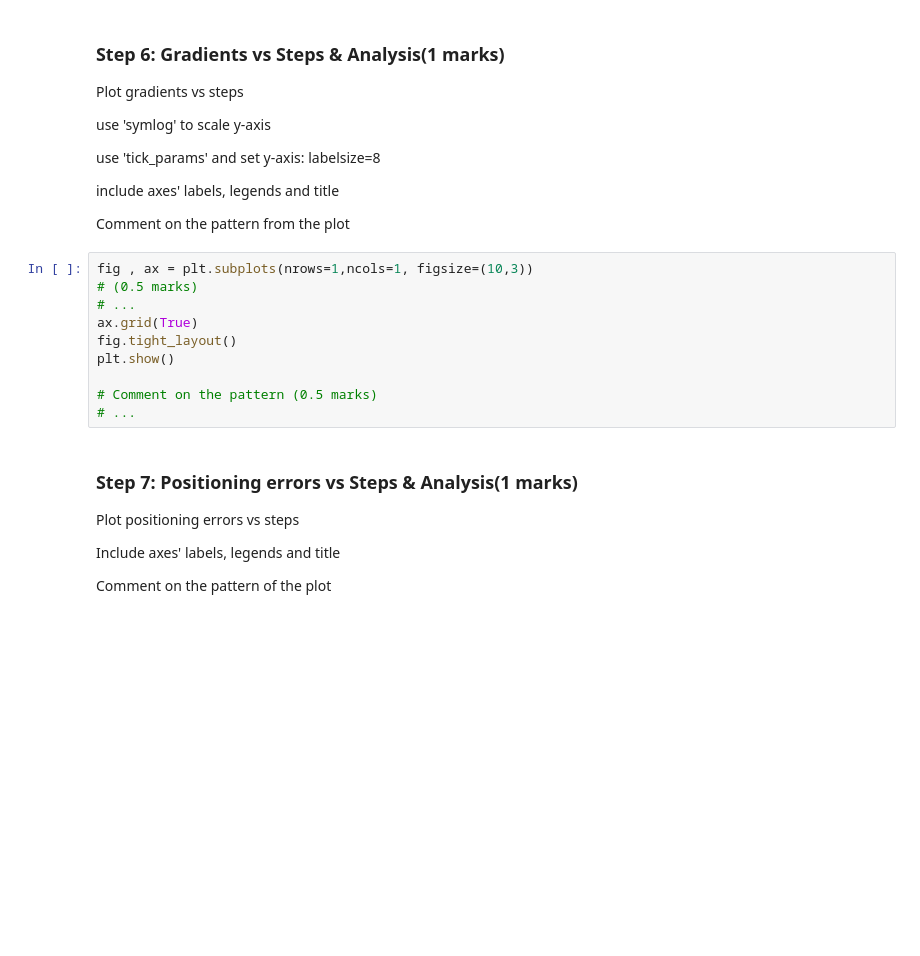
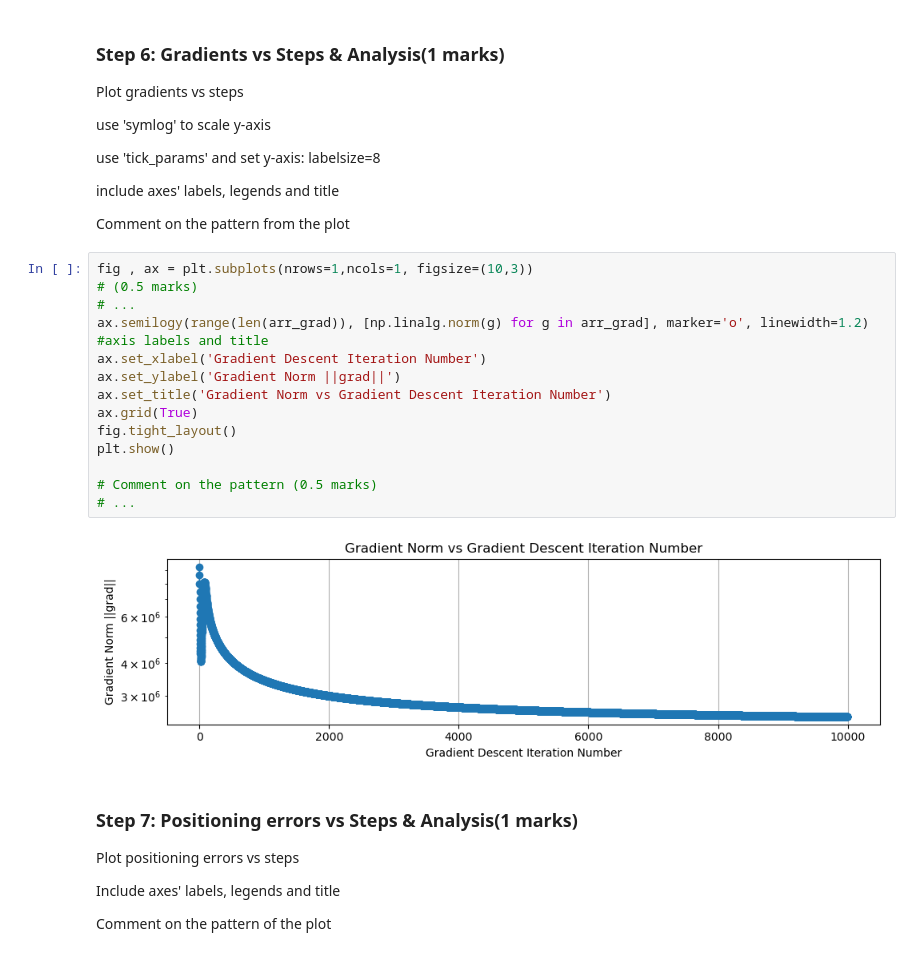
Before and after one commit to caydincleland/ENGG680_2025_Fall_group8Fork, a Jupyter notebook: assignment2/Assignment2_Upload.ipynb, the cells around one changed output. Cells and saved outputs as stored; diff of their text form; blank space fills up the shorter version.

```diff
--- a/assignment2/Assignment2_Upload.ipynb
+++ b/assignment2/Assignment2_Upload.ipynb
@@ -663,13 +682,20 @@ Comment on the pattern from the plot
 # %%
 fig , ax = plt.subplots(nrows=1,ncols=1, figsize=(10,3))
 # (0.5 marks)
 # ...
+ax.semilogy(range(len(arr_grad)), [np.linalg.norm(g) for g in arr_grad], marker='o', linewidth=1.2)
+#axis labels and title
+ax.set_xlabel('Gradient Descent Iteration Number')
+ax.set_ylabel('Gradient Norm ||grad||')
+ax.set_title('Gradient Norm vs Gradient Descent Iteration Number')
 ax.grid(True)
 fig.tight_layout()
 plt.show()
 
 # Comment on the pattern (0.5 marks)
 # ...
+# %% [output]
+[figure, added]
 # %% [markdown]
 ### Step 7: Positioning errors vs Steps & Analysis(1 marks)
 Plot positioning errors vs steps
```
Also changed, not shown: parts of 20 cells of this notebook.
